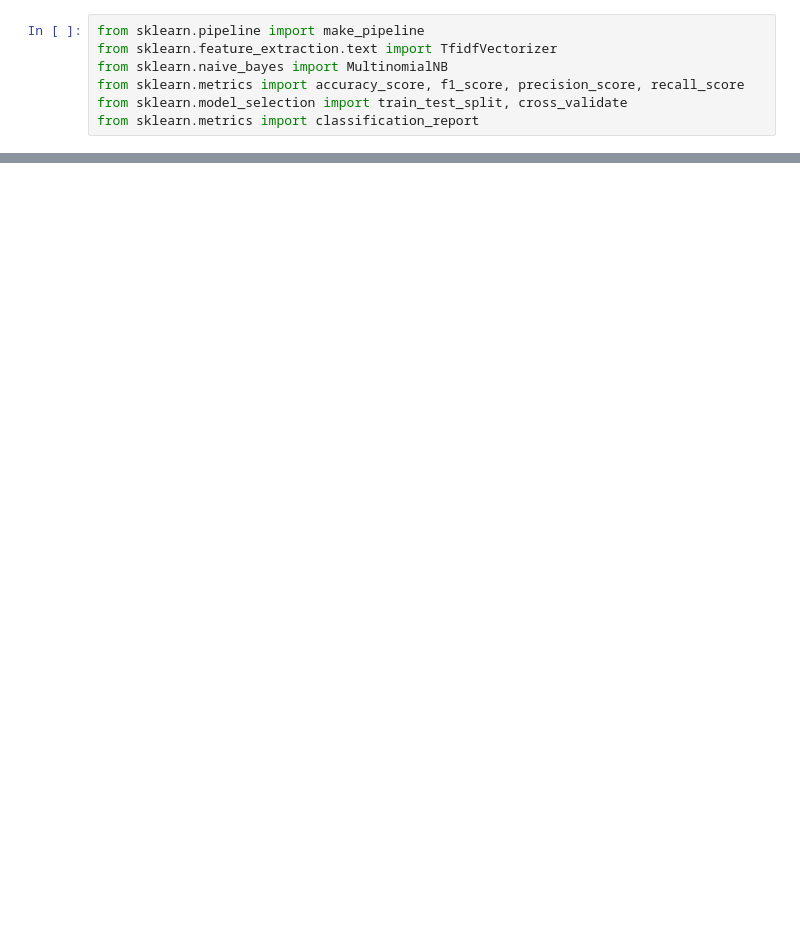
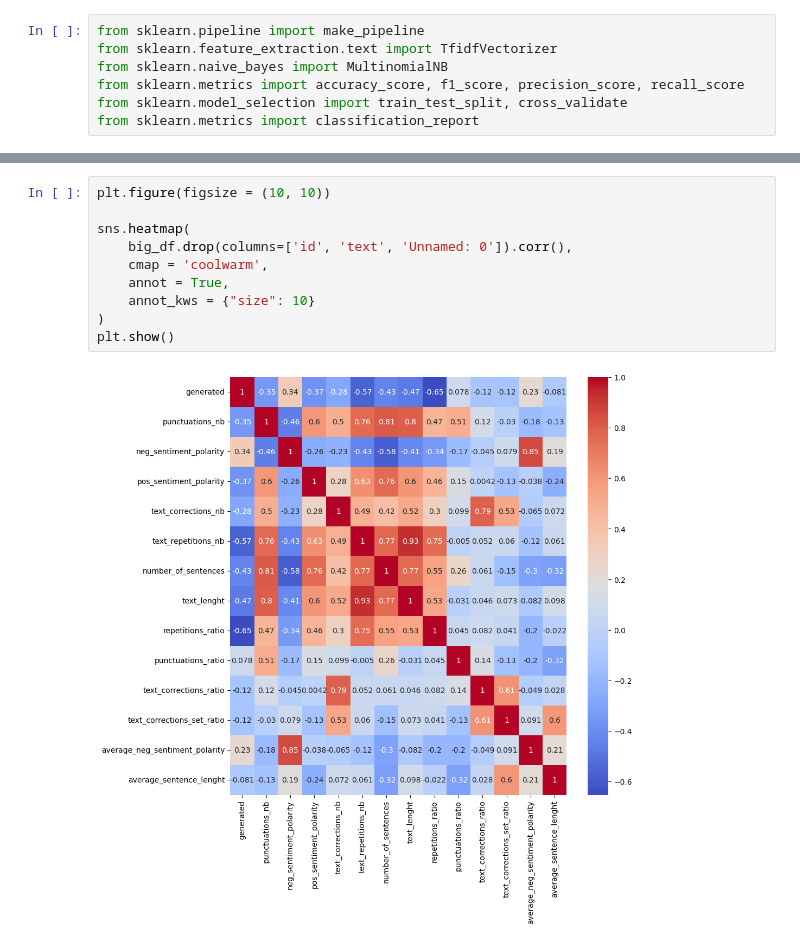
Before and after one commit to yukaberry/detect_ai_content, a Jupyter notebook: notebooks/texts/jerome_texts_full_texts.ipynb, the cells around one changed output, grey strips where cells are left out. Saved outputs shown, nothing was run; the diff lists cells and outputs as text; blank space fills up the shorter version.

```diff
--- a/notebooks/texts/jerome_texts_full_texts.ipynb
+++ b/notebooks/texts/jerome_texts_full_texts.ipynb
@@ -422,0 +237,12 @@ ModuleNotFoundError: No module named 'nltk.model'
+# %%
+plt.figure(figsize = (10, 10))
+
+sns.heatmap(
+    big_df.drop(columns=['id', 'text', 'Unnamed: 0']).corr(),
+    cmap = 'coolwarm',
+    annot = True,
+    annot_kws = {"size": 10}
+)
+plt.show()
+# %% [output]
+[figure, added]
```
Also changed, not shown: parts of 23 cells of this notebook, 2 other files.
